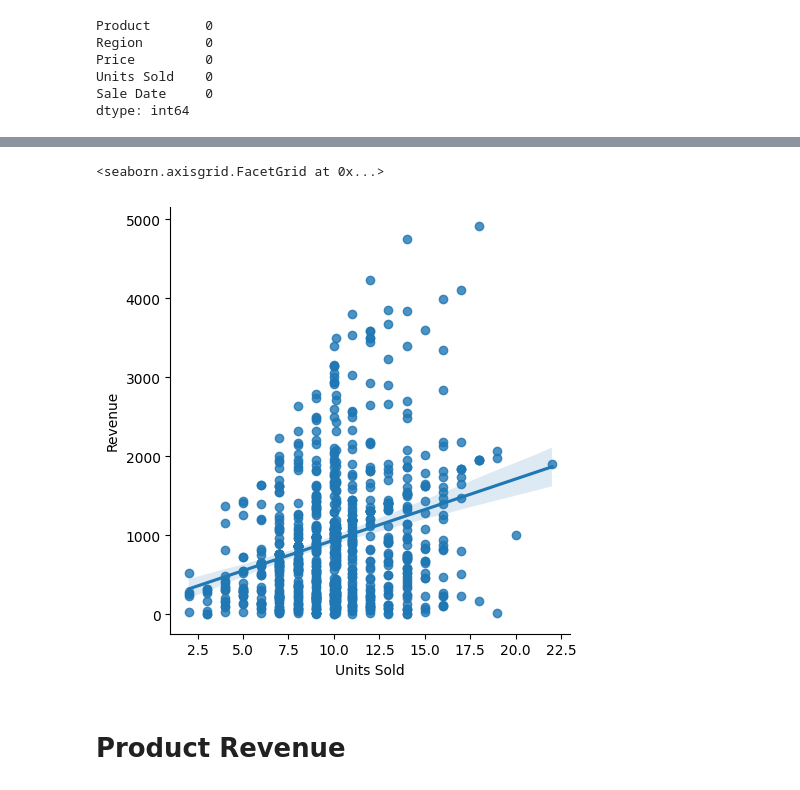
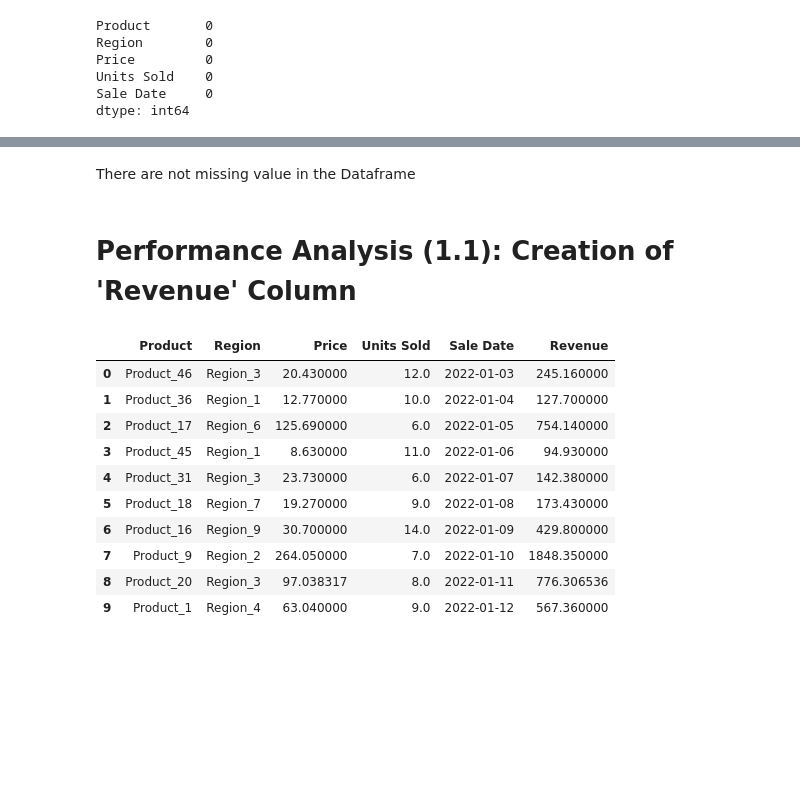
Before and after one commit to kaka5050/MBAN-6110, a Jupyter notebook: Asg 1/Assignment 1_On Yat Ka (220103339).ipynb, the cells around one changed output, grey strips where cells are left out. Drawn from its saved outputs; the diff is of its cells as text; code cells hidden in the pictures; blank space fills up the shorter version.

```diff
--- a/Asg 1/Assignment 1_On Yat Ka (220103339).ipynb
+++ b/Asg 1/Assignment 1_On Yat Ka (220103339).ipynb
@@ -311,7 +274,6 @@ KeyError: "['Revenue'] not in index"
-# %%
-sns.lmplot(data = df_clean_ProductRegion, x = 'Units Sold', y = 'Revenue', fit_reg=True)
-# %% [output]
-<seaborn.axisgrid.FacetGrid at 0x...>
-[figure, removed]
+# %% [markdown]
+There are not missing value in the Dataframe
+# %% [markdown]
+# Performance Analysis (1.1): Creation of 'Revenue' Column
 # %%
 # create Revenue column
@@ -319,2 +281,15 @@ df_clean_ProductRegion.loc[:, 'Revenue'] = df_clean_ProductRegion['Price'] * df_
-# %% [markdown]
-# Product Revenue
+# %%
+# show the dataframe and see if the revenue column is created
+df_clean_ProductRegion.head(10)
+# %% [output]
+|  | Product | Region | Price | Units Sold | Sale Date | Revenue |
+| 0 | Product_46 | Region_3 | 20.430000 | 12.0 | 2022-01-03 | 245.160000 |
+| 1 | Product_36 | Region_1 | 12.770000 | 10.0 | 2022-01-04 | 127.700000 |
+| 2 | Product_17 | Region_6 | 125.690000 | 6.0 | 2022-01-05 | 754.140000 |
+| 3 | Product_45 | Region_1 | 8.630000 | 11.0 | 2022-01-06 | 94.930000 |
+| 4 | Product_31 | Region_3 | 23.730000 | 6.0 | 2022-01-07 | 142.380000 |
+| 5 | Product_18 | Region_7 | 19.270000 | 9.0 | 2022-01-08 | 173.430000 |
+| 6 | Product_16 | Region_9 | 30.700000 | 14.0 | 2022-01-09 | 429.800000 |
+| 7 | Product_9 | Region_2 | 264.050000 | 7.0 | 2022-01-10 | 1848.350000 |
+| 8 | Product_20 | Region_3 | 97.038317 | 8.0 | 2022-01-11 | 776.306536 |
+| 9 | Product_1 | Region_4 | 63.040000 | 9.0 | 2022-01-12 | 567.360000 |
```
Also changed, not shown: parts of 43 cells of this notebook.
